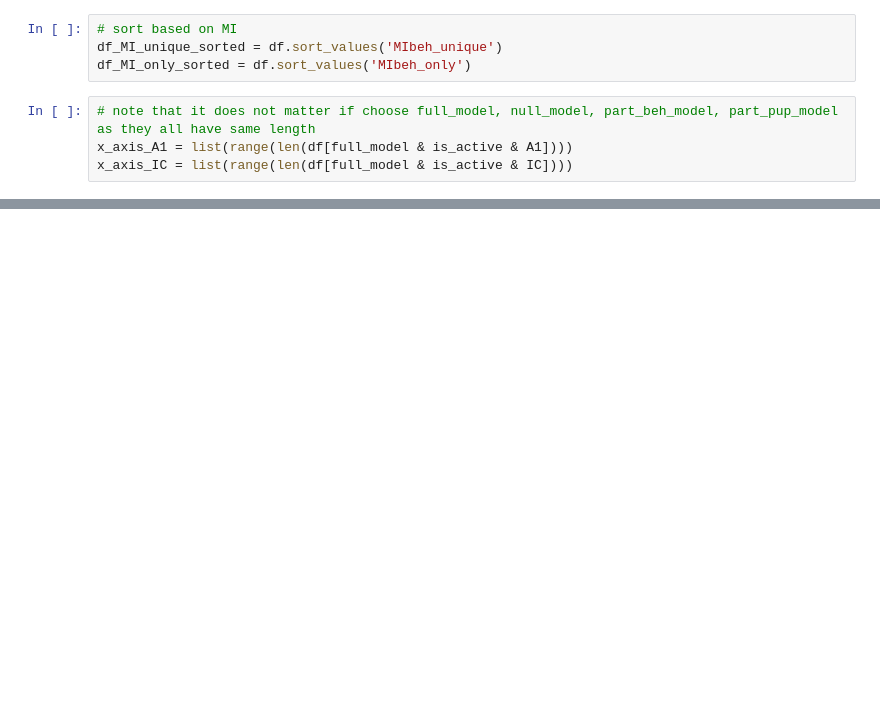
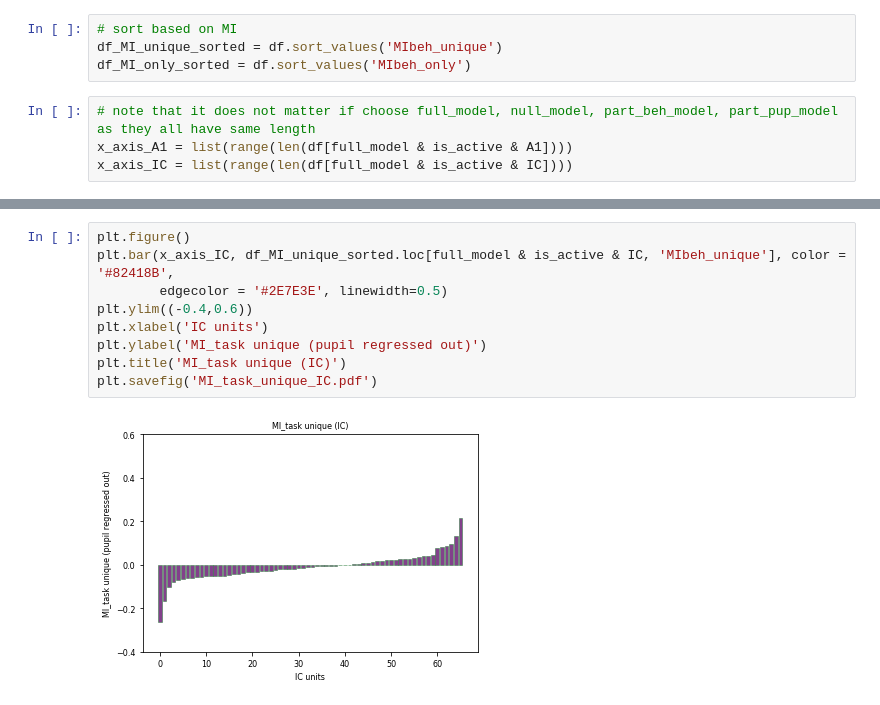
Before and after one commit to nadoss/nems_db, a Jupyter notebook: nems_lbhb/notebooks/ACIC_comparisons/ACIC_state_snr_comp.ipynb, the cells around one changed output, grey strips where cells are left out. Drawn from its saved outputs; the diff is of its cells as text; blank space fills up the shorter version.

```diff
--- a/nems_lbhb/notebooks/ACIC_comparisons/ACIC_state_snr_comp.ipynb
+++ b/nems_lbhb/notebooks/ACIC_comparisons/ACIC_state_snr_comp.ipynb
@@ -244,0 +340,11 @@ plt.title('MI_task unique (A1)')
+# %%
+plt.figure()
+plt.bar(x_axis_IC, df_MI_unique_sorted.loc[full_model & is_active & IC, 'MIbeh_unique'], color = '#82418B',
+        edgecolor = '#2E7E3E', linewidth=0.5)
+plt.ylim((-0.4,0.6))
+plt.xlabel('IC units')
+plt.ylabel('MI_task unique (pupil regressed out)')
+plt.title('MI_task unique (IC)')
+plt.savefig('MI_task_unique_IC.pdf')
+# %% [output]
+[figure, added]
```
Also changed, not shown: parts of 25 cells of this notebook.
